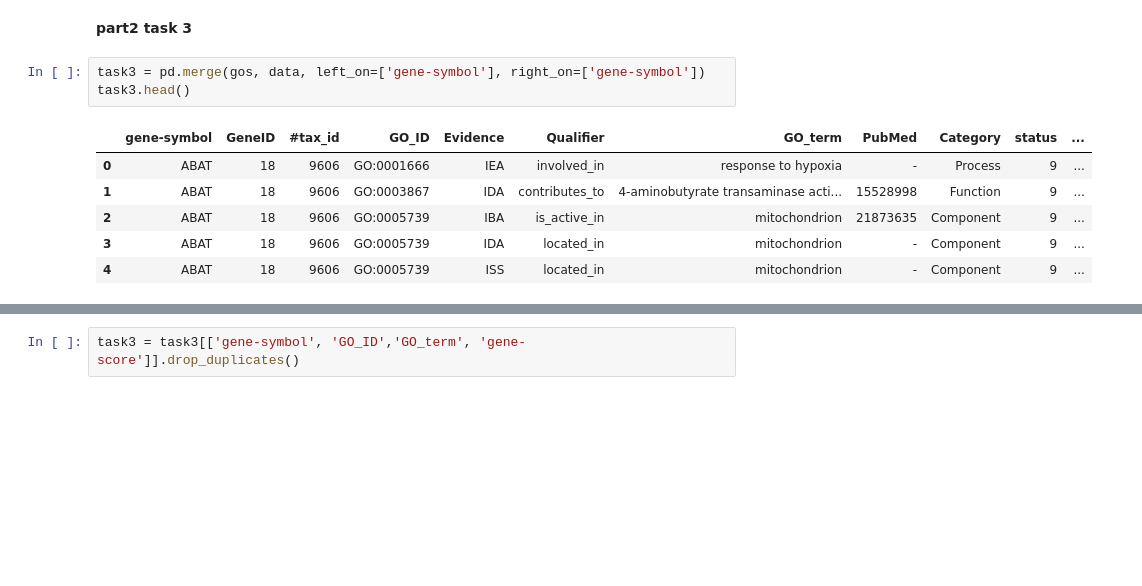
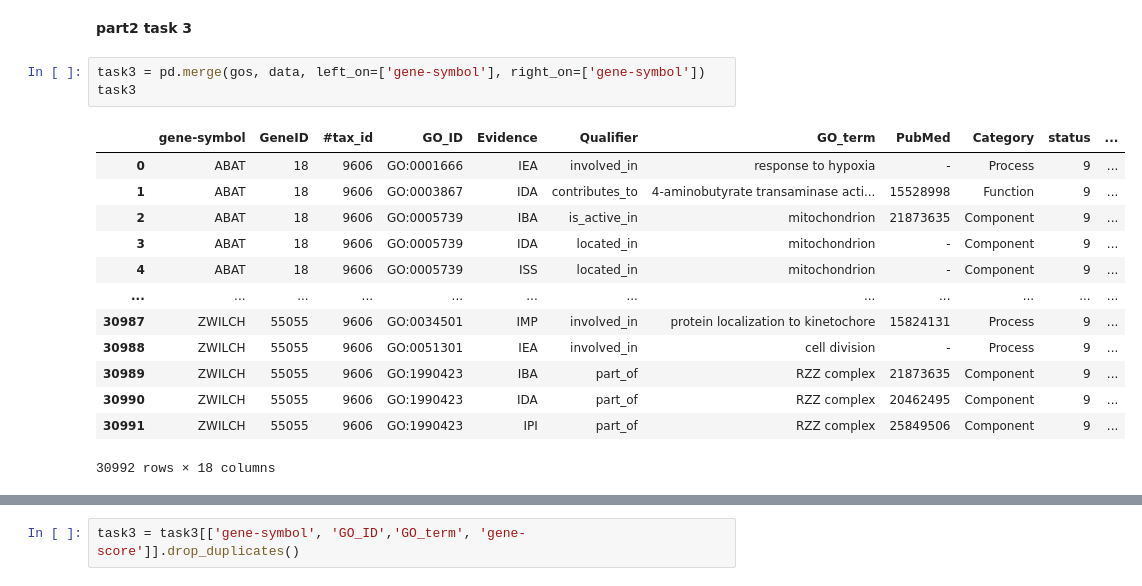
Before and after one commit to gong7788/biocw2, a Jupyter notebook: cw2.ipynb, the cells around one changed output, grey strips where cells are left out. Saved outputs shown, nothing was run; the diff lists cells and outputs as text; blank space fills up the shorter version.

```diff
--- a/cw2.ipynb
+++ b/cw2.ipynb
@@ -626,11 +645,18 @@ data.head()
 **part2 task 3**
 # %%
 task3 = pd.merge(gos, data, left_on=['gene-symbol'], right_on=['gene-symbol'])
-task3.head()
+task3
 # %% [output]
 |  | gene-symbol | GeneID | #tax_id | GO_ID | Evidence | Qualifier | GO_term | PubMed | Category | status | ... |
 | 0 | ABAT | 18 | 9606 | GO:0001666 | IEA | involved_in | response to hypoxia | - | Process | 9 | ... |
 | 1 | ABAT | 18 | 9606 | GO:0003867 | IDA | contributes_to | 4-aminobutyrate transaminase acti... | 15528998 | Function | 9 | ... |
 | 2 | ABAT | 18 | 9606 | GO:0005739 | IBA | is_active_in | mitochondrion | 21873635 | Component | 9 | ... |
 | 3 | ABAT | 18 | 9606 | GO:0005739 | IDA | located_in | mitochondrion | - | Component | 9 | ... |
 | 4 | ABAT | 18 | 9606 | GO:0005739 | ISS | located_in | mitochondrion | - | Component | 9 | ... |
+| ... | ... | ... | ... | ... | ... | ... | ... | ... | ... | ... | ... |
+| 30987 | ZWILCH | 55055 | 9606 | GO:0034501 | IMP | involved_in | protein localization to kinetochore | 15824131 | Process | 9 | ... |
+| 30988 | ZWILCH | 55055 | 9606 | GO:0051301 | IEA | involved_in | cell division | - | Process | 9 | ... |
+| 30989 | ZWILCH | 55055 | 9606 | GO:1990423 | IBA | part_of | RZZ complex | 21873635 | Component | 9 | ... |
+| 30990 | ZWILCH | 55055 | 9606 | GO:1990423 | IDA | part_of | RZZ complex | 20462495 | Component | 9 | ... |
+| 30991 | ZWILCH | 55055 | 9606 | GO:1990423 | IPI | part_of | RZZ complex | 25849506 | Component | 9 | ... |
+30992 rows × 18 columns
```
Also changed, not shown: parts of 51 cells of this notebook, 22 other files.
